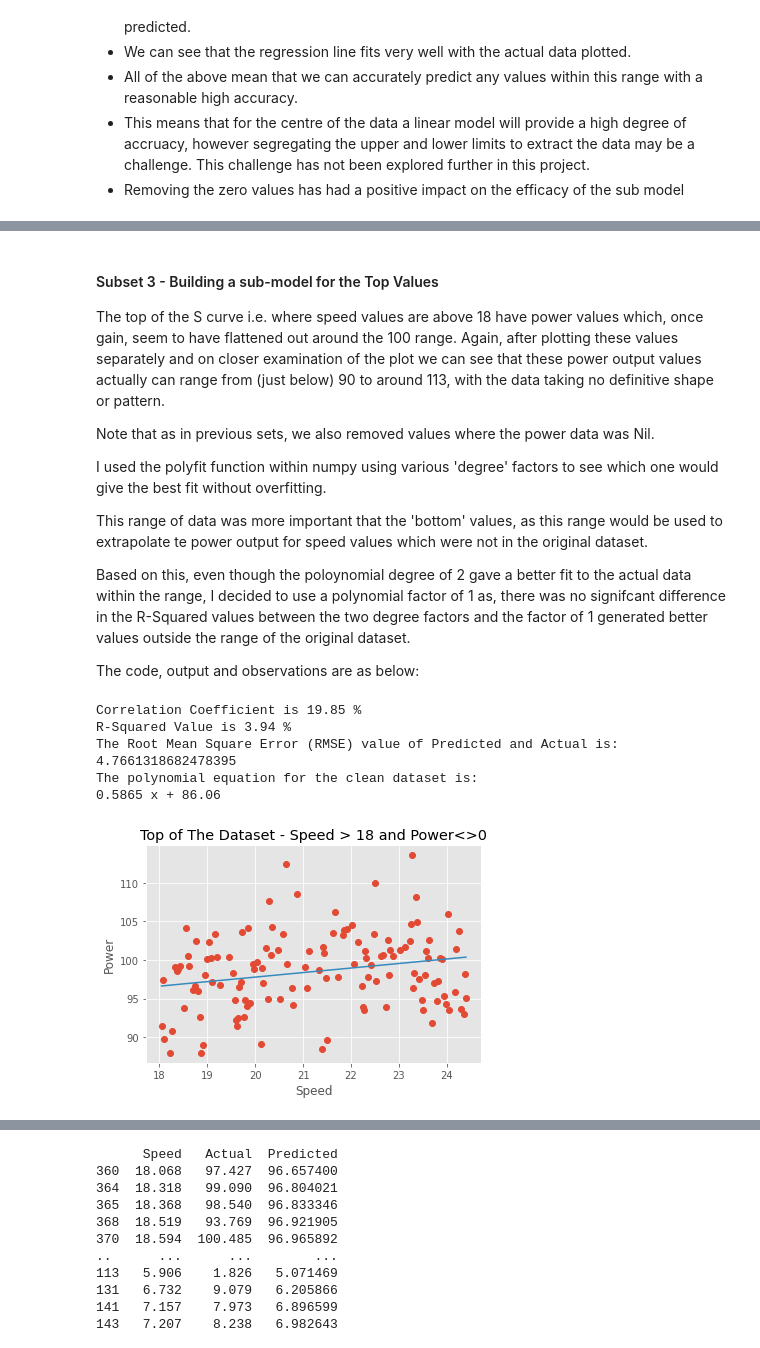
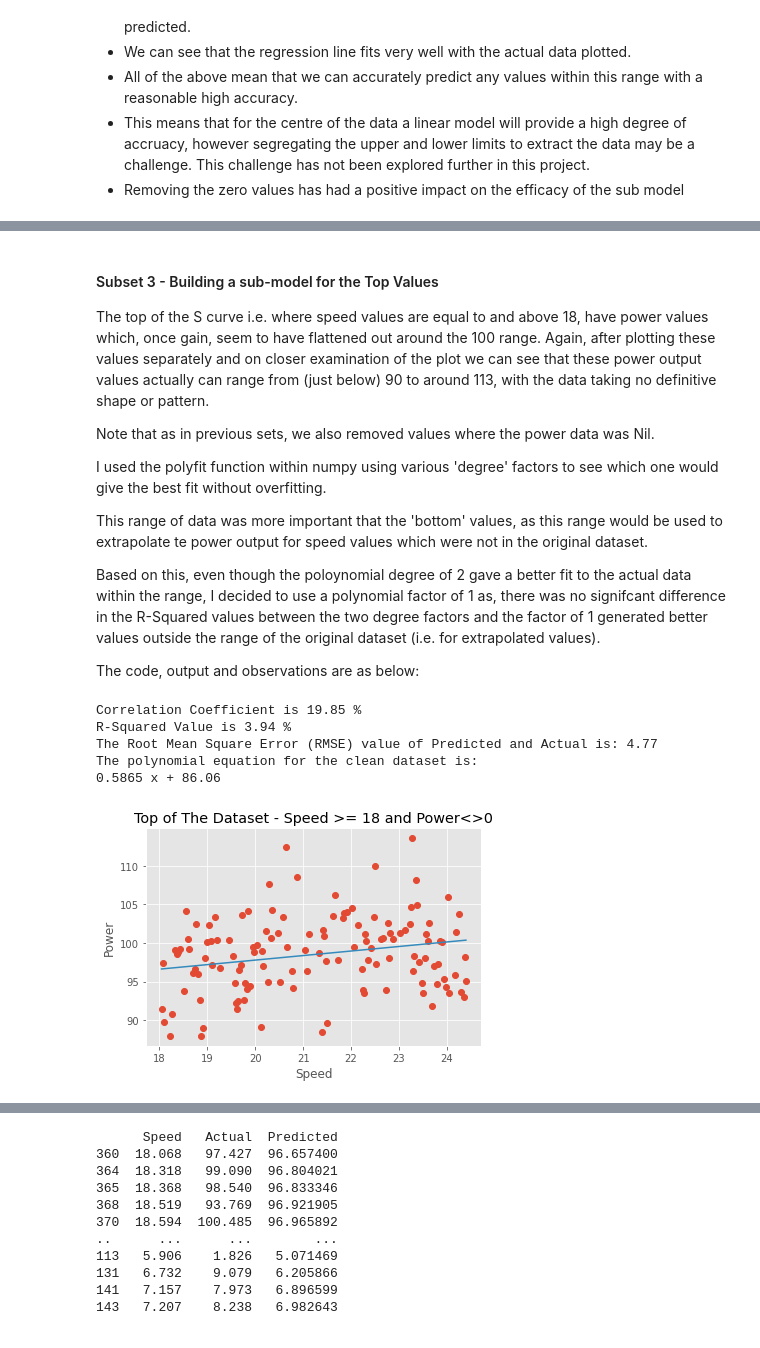
Before and after one commit to dssheldon/foda-project-sds, a Jupyter notebook: FoDA Project 2020.ipynb, the cells around one changed output, grey strips where cells are left out. Cells and saved outputs as stored; diff of their text form; code cells hidden in the pictures.

```diff
--- a/FoDA Project 2020.ipynb
+++ b/FoDA Project 2020.ipynb
@@ -934,8 +947,8 @@ clean_df = df.query('speed > 8  & speed < 18 & power != 0')
 # Ref: https://www.geeksforgeeks.org/how-to-randomly-select-rows-from-pandas-dataframe/
 
 
-Train_clean = clean_df.sample(frac = 0.8, random_state=randomstate)
-Test_clean =  clean_df.drop(Train_clean.index)
+Train_clean = clean_df.sample(frac = 0.8, random_state=randomstate) #Sample of the Train data
+Test_clean =  clean_df.drop(Train_clean.index) #Sample of Test data (Total Cleaned Data less the Train Data)
 
 X_train_clean = Train_clean['speed']
 X_test_clean = Test_clean['speed']
@@ -950,7 +963,7 @@ p_clean = np.poly1d(np.polyfit(X_train_clean, y_train_clean, 1))
 
 
 # Calculate the Correlation Coefficeints and R-Squared and RMSE of Predicted vs Actual based on the cleaned dataset on trained model
-# -----------------------------------------------------------------------------------------------------------------------------
+# ---------------------------------------------------------------------------------------------------------------------------------
 
 clean_df_correlation_xy = np.corrcoef(clean_df['power'],p_clean(clean_df['speed']))[0,1]
 
@@ -965,7 +978,7 @@ rms_clean = np.sqrt(np.mean((p_clean(clean_df['speed']) - clean_df['power'])**2)
 
 print('Correlation Coefficient of Predicted vs Actual is:', round(clean_df_correlation_xy * 100, 2), '%')
 print('R-Squared Value of Predicted vs Actual is:', round(clean_df_r_squared*100, 2),'%')
-print('The Root Mean Square Error (RMSE) value of Predicted and Actual is:', rms_clean)
+print('The Root Mean Square Error (RMSE) value of Predicted and Actual is:', np.around(rms_clean,2))
 print('The polynomial equation for the clean dataset is:', p_clean)
 
 
@@ -976,7 +989,6 @@ plt.plot(clean_df['speed'], clean_df['power'], 'o', clean_df['speed'], p_clean(c
 plt.title('Cleaned Midoint Data - Speed > 8 < 18 and Power<>0')
 plt.xlabel('Speed')
 plt.ylabel('Power')
-plt.style.use('ggplot')
 plt.show()
 # %% [output]
 Correlation Coefficient of Predicted vs Actual is: 98.49 %
@@ -1082,7 +1094,7 @@ The polynomial equation for the clean dataset is:
 # %% [markdown]
 #### Subset 3 - Building a sub-model for the Top Values
 
-The top of the S curve i.e. where speed values are above 18 have power values which, once gain, seem to have flattened out around the 100 range. Again, after plotting these values separately and on closer examination of the plot we can see that these power output values actually can range from (just below) 90 to around 113, with the data taking no definitive shape or pattern.
+The top of the S curve i.e. where speed values are equal to and above 18, have power values which, once gain, seem to have flattened out around the 100 range. Again, after plotting these values separately and on closer examination of the plot we can see that these power output values actually can range from (just below) 90 to around 113, with the data taking no definitive shape or pattern.
 
 Note that as in previous sets, we also removed values where the power data was Nil.
 
@@ -1090,7 +1102,7 @@ I used the polyfit function within numpy using various 'degree' factors to see w
 
 This range of data was more important that the 'bottom' values, as this range would be used to extrapolate te power output for speed values which were not in the original dataset.
 
-Based on this, even though the poloynomial degree of 2 gave a better fit to the actual data within the range, I decided to use a polynomial factor of 1 as, there was no signifcant difference in the R-Squared values between the two degree factors and the factor of 1 generated better values outside the range of the original dataset.
+Based on this, even though the poloynomial degree of 2 gave a better fit to the actual data within the range, I decided to use a polynomial factor of 1 as, there was no signifcant difference in the R-Squared values between the two degree factors and the factor of 1 generated better values outside the range of the original dataset (i.e. for extrapolated values).
 
 The code, output and observations are as below:
 # %%
@@ -1114,43 +1126,43 @@ y_test_clean_top  = Test_clean_top['power']
 # Use polyfit to create the polynomial equation for the dataset using the training data
 # -----------------------------------------------------------------------------------------
 
-p_top = np.poly1d(np.polyfit(X_train_clean_top, y_train_clean_top, 1)) #may be better to use linear function for this as well
+p_top = np.poly1d(np.polyfit(X_train_clean_top, y_train_clean_top, 1))
 
 
 # Calculate the Correlation Coefficeints and R-Squared and RMSE of the cleaned dataset
 # ----------------------------------------------------------------------------
 
 top_clean_df_correlation_xy = np.corrcoef(top_clean_df['power'], p_top(top_clean_df['speed']))[0,1]
 
 top_clean_df_r_squared = top_clean_df_correlation_xy**2
 
 top_rms_clean = np.sqrt(np.mean((p_top(top_clean_df['speed']) - top_clean_df['power'])**2))
 
 
-# Print out the coeffients and the polynomial equation for the curve
+# Print out the coeffients, RMSE and the polynomial equation for the curve
 # --------------------------------------------------------------------
 
 print('Correlation Coefficient is', round(top_clean_df_correlation_xy * 100, 2), '%')
 print('R-Squared Value is', round(top_clean_df_r_squared*100, 2),'%')
-print('The Root Mean Square Error (RMSE) value of Predicted and Actual is:', top_rms_clean)
+print('The Root Mean Square Error (RMSE) value of Predicted and Actual is:', np.around(top_rms_clean,2))
 print('The polynomial equation for the clean dataset is:', p_top)
 
 
 # Plot the datapoint of the dataframe and the regression line based on the trained model
 # -------------------------------------------------------------------------------------------
 
 plt.plot(top_clean_df['speed'], top_clean_df['power'], 'o', top_clean_df['speed'], p_top(top_clean_df['speed']), '-')
-plt.title('Top of The Dataset - Speed > 18 and Power<>0')
+plt.title('Top of The Dataset - Speed >= 18 and Power<>0')
 plt.xlabel('Speed')
 plt.ylabel('Power')
 plt.show()
 # %% [output]
 Correlation Coefficient is 19.85 %
 R-Squared Value is 3.94 %
-The Root Mean Square Error (RMSE) value of Predicted and Actual is: 4.7661318682478395
+The Root Mean Square Error (RMSE) value of Predicted and Actual is: 4.77
 The polynomial equation for the clean dataset is:
 0.5865 x + 86.06
-[figure, old version]
+[figure, new version]
 # %% [markdown]
 ##### Observations on sub-model for the Top Values
 
```
Also changed, not shown: parts of 39 cells of this notebook.
